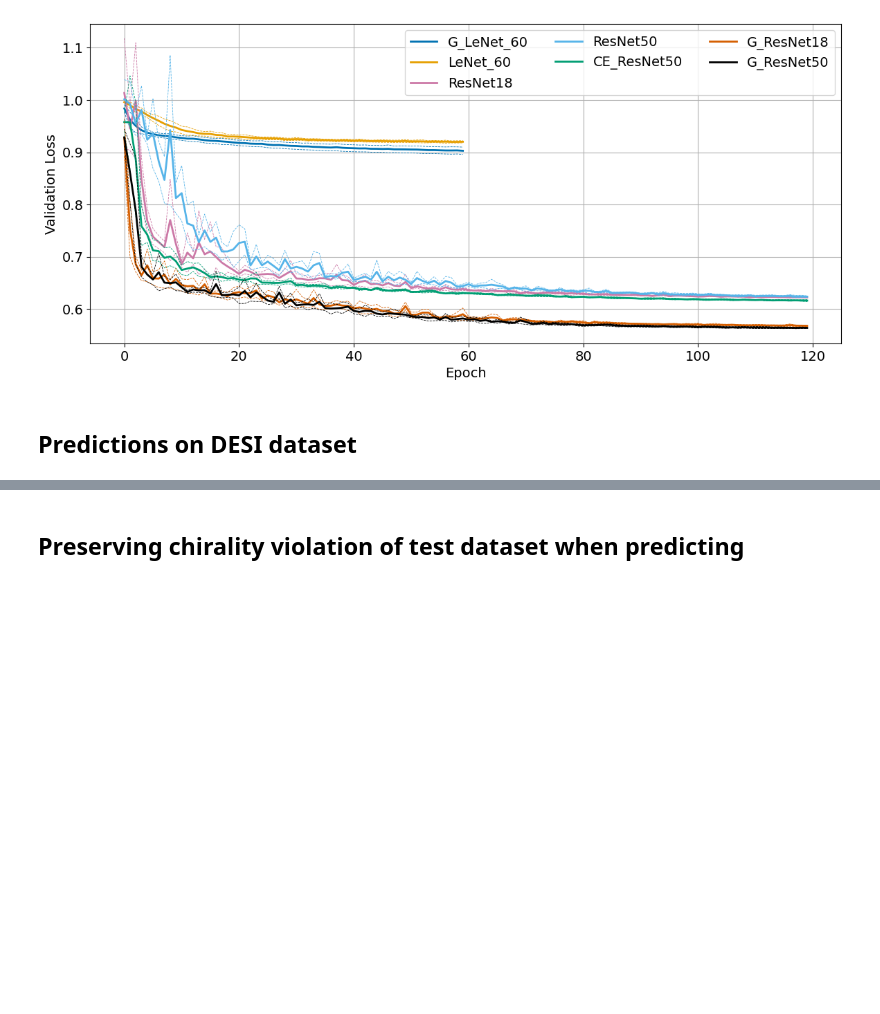
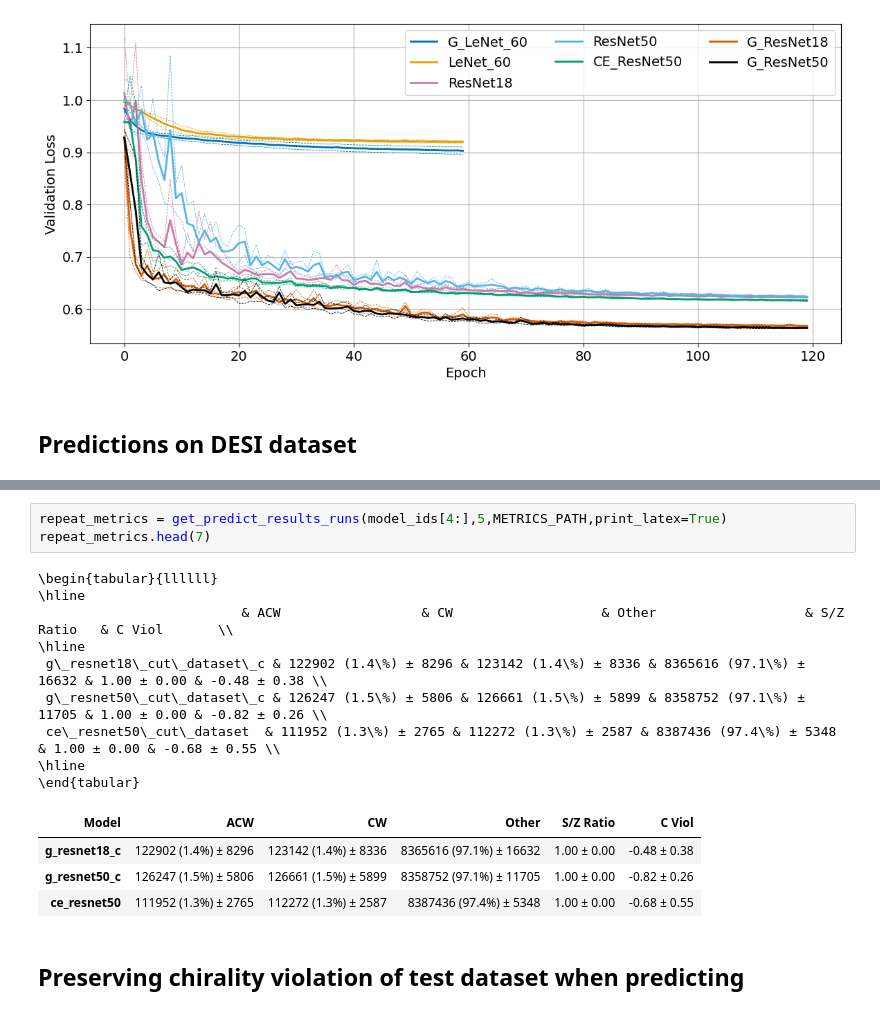
Before and after one commit to neil-power/mphys-galaxy, a Jupyter notebook: Code/model_metrics.ipynb, the cells around one changed output, grey strips where cells are left out. Saved outputs shown, nothing was run; the diff lists cells and outputs as text; blank space fills up the shorter version.

```diff
--- a/Code/model_metrics.ipynb
+++ b/Code/model_metrics.ipynb
@@ -233,3 +255,20 @@ Error with g_resnet50_cut_dataset, run 3, batch 5
+# %%
+repeat_metrics = get_predict_results_runs(model_ids[4:],5,METRICS_PATH,print_latex=True)
+repeat_metrics.head(7)
+# %% [output]
+\begin{tabular}{llllll}
+\hline
+                          & ACW                  & CW                   & Other                   & S/Z Ratio   & C Viol       \\
+\hline
+ g\_resnet18\_cut\_dataset\_c & 122902 (1.4\%) ± 8296 & 123142 (1.4\%) ± 8336 & 8365616 (97.1\%) ± 16632 & 1.00 ± 0.00 & -0.48 ± 0.38 \\
+ g\_resnet50\_cut\_dataset\_c & 126247 (1.5\%) ± 5806 & 126661 (1.5\%) ± 5899 & 8358752 (97.1\%) ± 11705 & 1.00 ± 0.00 & -0.82 ± 0.26 \\
+ ce\_resnet50\_cut\_dataset  & 111952 (1.3\%) ± 2765 & 112272 (1.3\%) ± 2587 & 8387436 (97.4\%) ± 5348  & 1.00 ± 0.00 & -0.68 ± 0.55 \\
+\hline
+\end{tabular}
+| Model | ACW | CW | Other | S/Z Ratio | C Viol |
+| g_resnet18_c | 122902 (1.4%) ± 8296 | 123142 (1.4%) ± 8336 | 8365616 (97.1%) ± 16632 | 1.00 ± 0.00 | -0.48 ± 0.38 |
+| g_resnet50_c | 126247 (1.5%) ± 5806 | 126661 (1.5%) ± 5899 | 8358752 (97.1%) ± 11705 | 1.00 ± 0.00 | -0.82 ± 0.26 |
+| ce_resnet50 | 111952 (1.3%) ± 2765 | 112272 (1.3%) ± 2587 | 8387436 (97.4%) ± 5348 | 1.00 ± 0.00 | -0.68 ± 0.55 |
 # %% [markdown]
 ## Preserving chirality violation of test dataset when predicting
 # %%
```
Also changed, not shown: parts of 7 cells of this notebook, 1 other file.
